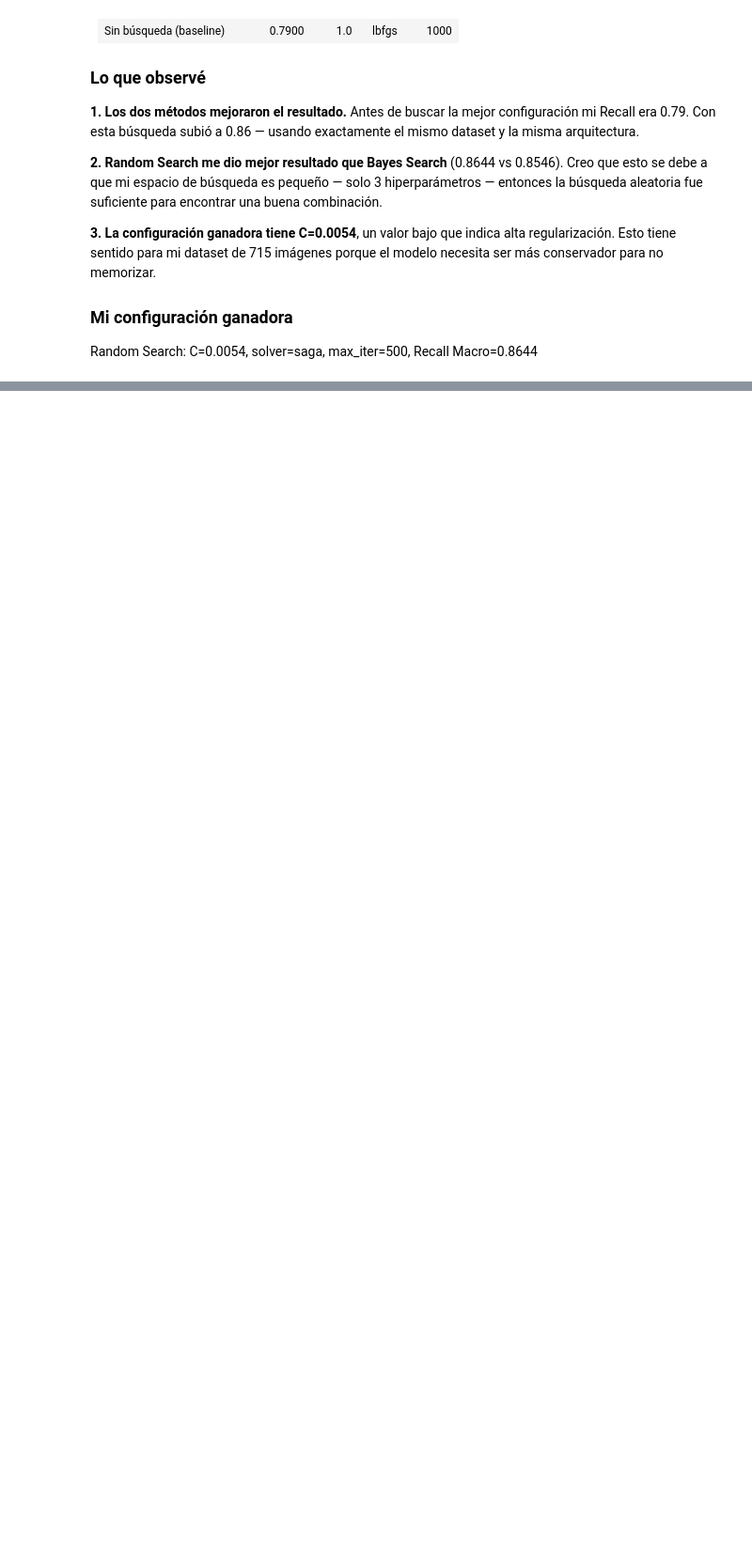
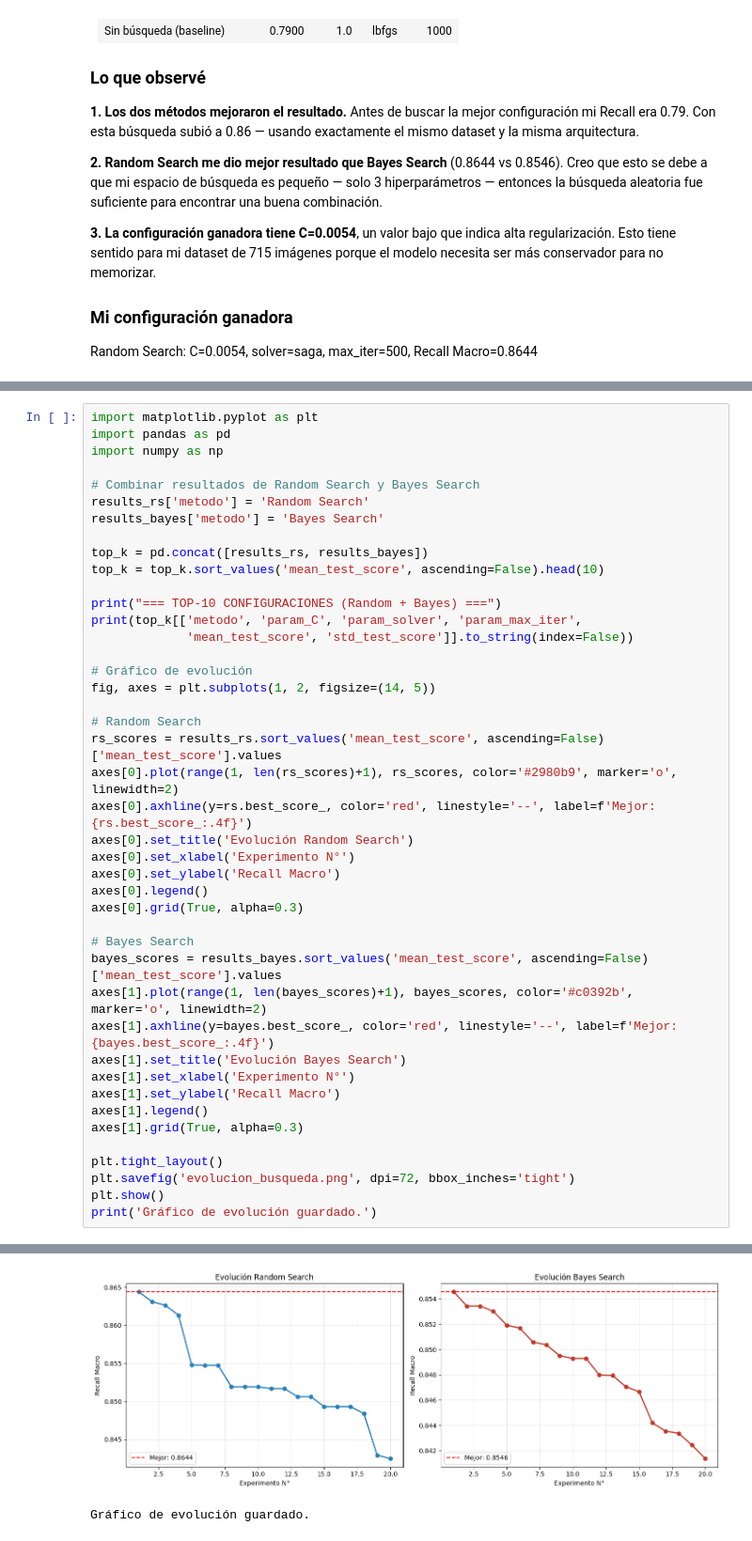
Before and after one commit to ggvvzza/mosca-blanca-olivar-CNN, a Jupyter notebook: cuadernos/EDA_basico.ipynb, the cells around one changed output, grey strips where cells are left out. Shown at 94% size. Drawn from its saved outputs; the diff is of its cells as text; blank space fills up the shorter version.

Commit message:
tabla top-k, gráfico evolución y config ganadora

```diff
--- a/cuadernos/EDA_basico.ipynb
+++ b/cuadernos/EDA_basico.ipynb
@@ -911,0 +914,44 @@ Random Search: C=0.0054, solver=saga, max_iter=500, Recall Macro=0.8644
+# %%
+import matplotlib.pyplot as plt
+import pandas as pd
+import numpy as np
+
+# Combinar resultados de Random Search y Bayes Search
+results_rs['metodo'] = 'Random Search'
+results_bayes['metodo'] = 'Bayes Search'
+
+top_k = pd.concat([results_rs, results_bayes])
+top_k = top_k.sort_values('mean_test_score', ascending=False).head(10)
+
+print("=== TOP-10 CONFIGURACIONES (Random + Bayes) ===")
+print(top_k[['metodo', 'param_C', 'param_solver', 'param_max_iter',
+             'mean_test_score', 'std_test_score']].to_string(index=False))
+
+# Gráfico de evolución
+fig, axes = plt.subplots(1, 2, figsize=(14, 5))
+
+# Random Search
+rs_scores = results_rs.sort_values('mean_test_score', ascending=False)['mean_test_score'].values
+axes[0].plot(range(1, len(rs_scores)+1), rs_scores, color='#2980b9', marker='o', linewidth=2)
+axes[0].axhline(y=rs.best_score_, color='red', linestyle='--', label=f'Mejor: {rs.best_score_:.4f}')
+axes[0].set_title('Evolución Random Search')
+axes[0].set_xlabel('Experimento N°')
+axes[0].set_ylabel('Recall Macro')
+axes[0].legend()
+axes[0].grid(True, alpha=0.3)
+
+# Bayes Search
+bayes_scores = results_bayes.sort_values('mean_test_score', ascending=False)['mean_test_score'].values
+axes[1].plot(range(1, len(bayes_scores)+1), bayes_scores, color='#c0392b', marker='o', linewidth=2)
+axes[1].axhline(y=bayes.best_score_, color='red', linestyle='--', label=f'Mejor: {bayes.best_score_:.4f}')
+axes[1].set_title('Evolución Bayes Search')
+axes[1].set_xlabel('Experimento N°')
+axes[1].set_ylabel('Recall Macro')
+axes[1].legend()
+axes[1].grid(True, alpha=0.3)
+
+plt.tight_layout()
+plt.savefig('evolucion_busqueda.png', dpi=72, bbox_inches='tight')
+plt.show()
+print('Gráfico de evolución guardado.')
+# %% [output]
@@ -911,0 +970,2 @@ Random Search: C=0.0054, solver=saga, max_iter=500, Recall Macro=0.8644
+[figure, added]
+Gráfico de evolución guardado.
```
Also changed, not shown: parts of 6 cells of this notebook.
